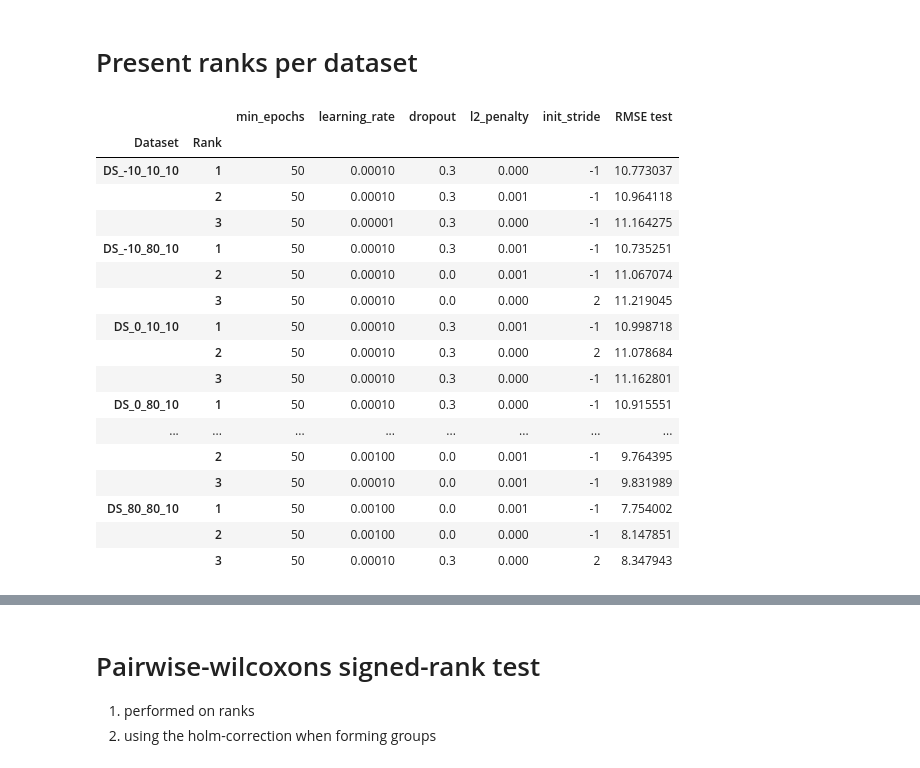
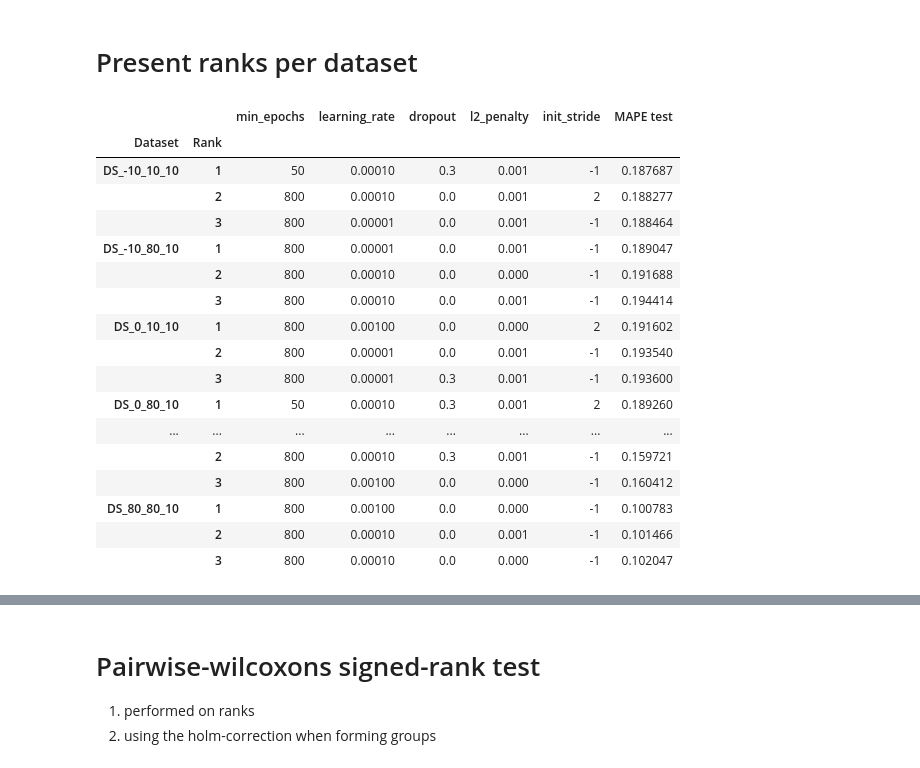
Before and after one commit to Whitesheep18/retinal-ecap-detection, a Jupyter notebook: results/tuning_results.ipynb, the cells around one changed output, grey strips where cells are left out. Cells and saved outputs as stored; diff of their text form; code cells hidden in the pictures.

```diff
--- a/results/tuning_results.ipynb
+++ b/results/tuning_results.ipynb
@@ -7,6 +7,6 @@ from src.utils import switch_quotes
 # %%
 colors = ["#1f77b4", "#ff7f0e", "#2ca02c","#d62728", "#9467bd"]
-data = pd.read_csv("results_tuning_stride_19_01.csv")
+data = pd.read_csv("tuning_r1.csv")
 
 
 data['params'] = data['params'].apply(lambda x: json.loads(switch_quotes(x)))
@@ -14,11 +14,17 @@ params = data['params'][0].keys()
 # add params as individual columns
 data = pd.concat([data.drop(['params'], axis=1), data['params'].apply(pd.Series)], axis=1)
 # %%
-results = data[['Dataset', 'min_epochs', 'learning_rate', 'dropout', 'l2_penalty', 'init_stride', 'RMSE test']]
+rank_by = 'MAPE test'
+
+param_titles = {'min_epochs': 'Minimum number of epochs before early stopping', 'learning_rate': 'Learning rate AdamW',
+                'dropout': 'Dropout', 'l2_penalty': 'L2 penalty', 'init_stride': 'Initial CNN'}
+
+results = data[['Dataset', 'min_epochs', 'learning_rate', 'dropout', 'l2_penalty', 'init_stride', rank_by]]
 models = results[['min_epochs', 'learning_rate', 'dropout', 'l2_penalty', 'init_stride']
         ].sort_values(by=[ 'min_epochs', 'learning_rate', 'dropout', 'l2_penalty', 'init_stride']).drop_duplicates().reset_index()
-models['index'] = [f'Model {i}' for i in range(1, len(models)+1)]
-models.rename(columns={'index': 'Model'}, inplace=True)
-inceptiontime_50 = data.rename(columns={'Model': 'Model type'}).merge(models, how='inner', on=['min_epochs', 'learning_rate', 'dropout', 'l2_penalty', 'init_stride'])
-inceptiontime_50.to_csv("inception_time_50.csv", index=False)
+models['index'] = [f'Model {i}' for i in range(len(models))]
+models = models.rename(columns={'index': 'Model'}).rename(columns=param_titles)
+models['Initial CNN'] = models['Initial CNN'].apply(lambda x: 'With' if x==2 else 'Without')
 num_models = len(models)
+
+models.to_csv("model_overview.csv", index=False)
@@ -25,40 +50,41 @@ num_models = len(models)
 # %% [markdown]
 # Present ranks per dataset
 # %%
-# RANK by rmse test
+# Ranking
+
 ranked = []
 to_show = []
 for grp_idx, grp in results.groupby('Dataset'):
-    # sort by RMSE_test
-    grp = grp.sort_values('RMSE test')
+    # sort
+    grp = grp.sort_values(rank_by)
     # add rank
     grp['Rank'] = range(1, len(grp) + 1)
 
     ranked.append(grp)
     # keep first three
     to_show.append(grp.iloc[:3])
 
 ranked = pd.concat(ranked)
 to_show = pd.concat(to_show)
 
 to_show.groupby(['Dataset', 'Rank']).first() # because of ranking, there is just one line per group --> can do first
 # %% [output]
-|  |  | min_epochs | learning_rate | dropout | l2_penalty | init_stride | RMSE test |
+|  |  | min_epochs | learning_rate | dropout | l2_penalty | init_stride | MAPE test |
 | Dataset | Rank |  |  |  |  |  |  |
-| DS_-10_10_10 | 1 | 50 | 0.00010 | 0.3 | 0.000 | -1 | 10.773037 |
-|  | 2 | 50 | 0.00010 | 0.3 | 0.001 | -1 | 10.964118 |
-|  | 3 | 50 | 0.00001 | 0.3 | 0.000 | -1 | 11.164275 |
-| DS_-10_80_10 | 1 | 50 | 0.00010 | 0.3 | 0.001 | -1 | 10.735251 |
-|  | 2 | 50 | 0.00010 | 0.0 | 0.001 | -1 | 11.067074 |
-|  | 3 | 50 | 0.00010 | 0.0 | 0.000 | 2 | 11.219045 |
-| DS_0_10_10 | 1 | 50 | 0.00010 | 0.3 | 0.001 | -1 | 10.998718 |
-|  | 2 | 50 | 0.00010 | 0.3 | 0.000 | 2 | 11.078684 |
-|  | 3 | 50 | 0.00010 | 0.3 | 0.000 | -1 | 11.162801 |
-| DS_0_80_10 | 1 | 50 | 0.00010 | 0.3 | 0.000 | -1 | 10.915551 |
+| DS_-10_10_10 | 1 | 50 | 0.00010 | 0.3 | 0.001 | -1 | 0.187687 |
+|  | 2 | 800 | 0.00010 | 0.0 | 0.001 | 2 | 0.188277 |
+|  | 3 | 800 | 0.00001 | 0.0 | 0.001 | -1 | 0.188464 |
+| DS_-10_80_10 | 1 | 800 | 0.00001 | 0.0 | 0.001 | -1 | 0.189047 |
+|  | 2 | 800 | 0.00010 | 0.0 | 0.000 | -1 | 0.191688 |
+|  | 3 | 800 | 0.00010 | 0.0 | 0.001 | -1 | 0.194414 |
+| DS_0_10_10 | 1 | 800 | 0.00100 | 0.0 | 0.000 | 2 | 0.191602 |
+|  | 2 | 800 | 0.00001 | 0.0 | 0.001 | -1 | 0.193540 |
+|  | 3 | 800 | 0.00001 | 0.3 | 0.001 | -1 | 0.193600 |
+| DS_0_80_10 | 1 | 50 | 0.00010 | 0.3 | 0.001 | 2 | 0.189260 |
 | ... | ... | ... | ... | ... | ... | ... | ... |
-|  | 2 | 50 | 0.00100 | 0.0 | 0.001 | -1 | 9.764395 |
-|  | 3 | 50 | 0.00010 | 0.0 | 0.001 | -1 | 9.831989 |
-| DS_80_80_10 | 1 | 50 | 0.00100 | 0.0 | 0.001 | -1 | 7.754002 |
-|  | 2 | 50 | 0.00100 | 0.0 | 0.000 | -1 | 8.147851 |
-|  | 3 | 50 | 0.00010 | 0.3 | 0.000 | 2 | 8.347943 |
+|  | 2 | 800 | 0.00010 | 0.3 | 0.001 | -1 | 0.159721 |
+|  | 3 | 800 | 0.00100 | 0.0 | 0.000 | -1 | 0.160412 |
+| DS_80_80_10 | 1 | 800 | 0.00100 | 0.0 | 0.000 | -1 | 0.100783 |
+|  | 2 | 800 | 0.00010 | 0.0 | 0.001 | -1 | 0.101466 |
+|  | 3 | 800 | 0.00010 | 0.0 | 0.000 | -1 | 0.102047 |
 # %%
```
Also changed, not shown: parts of 13 cells of this notebook, 1 other file.
